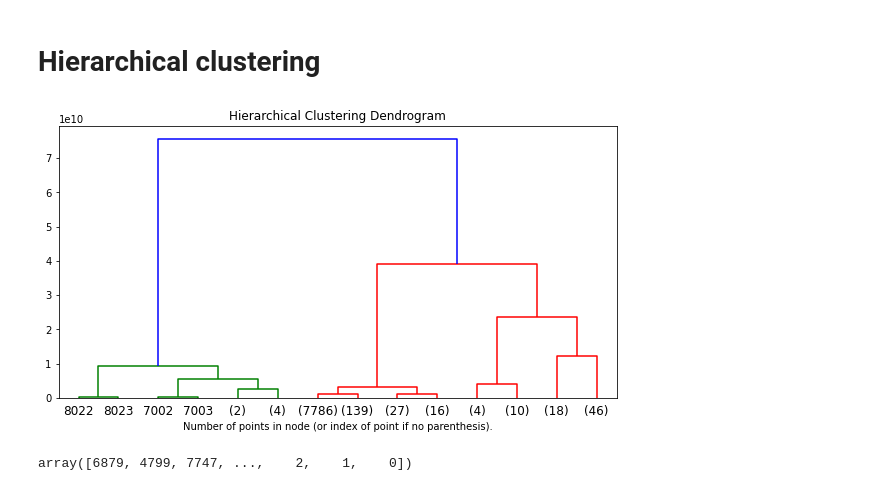
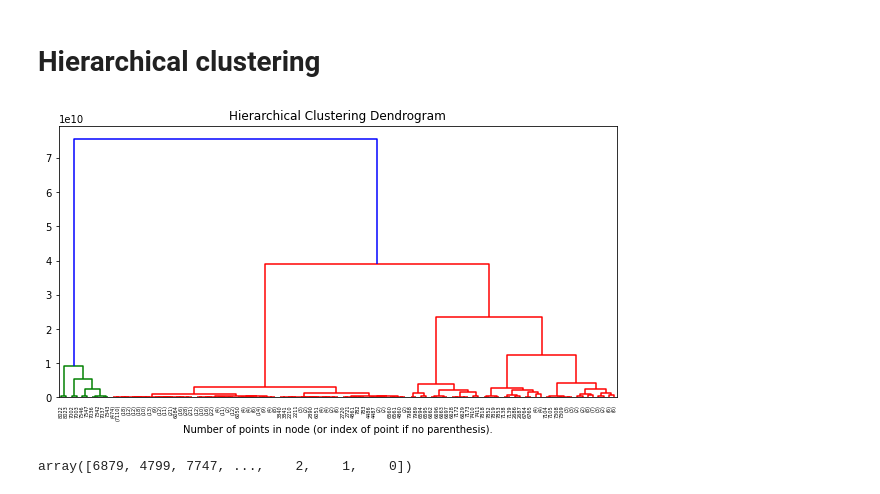
Before and after one commit to GabrieleKasputyte/Duomenu-gavyba, a Jupyter notebook: DS_hierarchical_clustering.ipynb, the cells around one changed output. Cells and saved outputs as stored; diff of their text form; code cells hidden in the pictures.

```diff
--- a/DS_hierarchical_clustering.ipynb
+++ b/DS_hierarchical_clustering.ipynb
@@ -95,18 +133,18 @@ WDIdna.iloc[:, 2:62]
 # %%
 X = WDIdna.iloc[:, 2:62]
 
 # setting distance_threshold=0 ensures we compute the full tree.
 model = AgglomerativeClustering(distance_threshold=0, n_clusters=None)
 
 model = model.fit(X)
 plt.figure(figsize=(10,5))
 plt.title('Hierarchical Clustering Dendrogram')
 # plot the top three levels of the dendrogram
-plot_dendrogram(model, truncate_mode='level', p=3)
+plot_dendrogram(model, truncate_mode='level', p=7)
 plt.xlabel("Number of points in node (or index of point if no parenthesis).")
 plt.show()
 # %% [output]
-[figure, old version]
+[figure, new version]
 # %%
 labels = model.labels_
 labels
```
Also changed, not shown: parts of 46 cells of this notebook.
